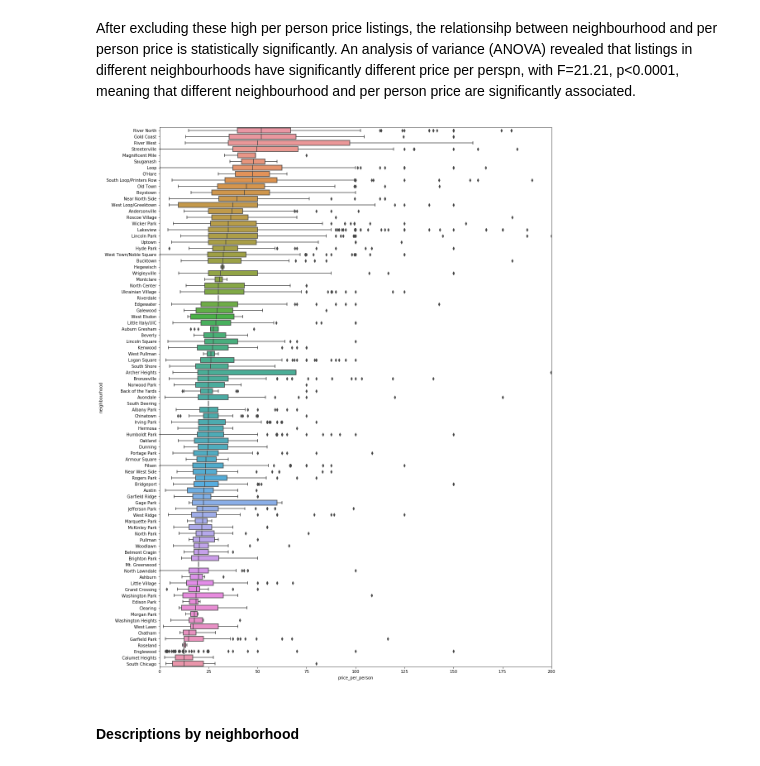
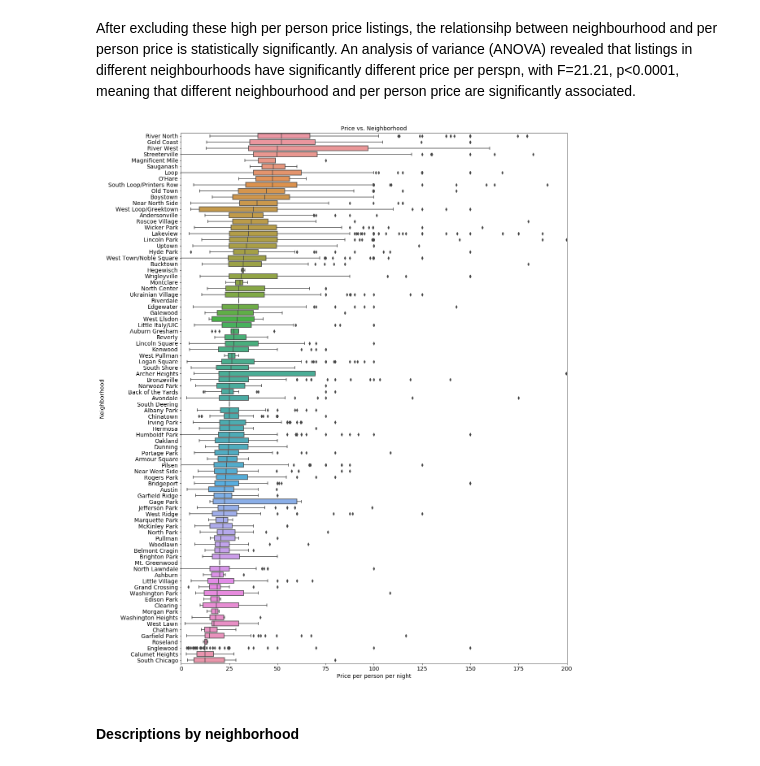
Before and after one commit to angang-li/airbnb_data_analysis, a Jupyter notebook: explore_part2.ipynb, the cells around one changed output. Saved outputs shown, nothing was run; the diff lists cells and outputs as text; code cells hidden in the pictures.

```diff
--- a/explore_part2.ipynb
+++ b/explore_part2.ipynb
@@ -115,16 +120,21 @@ After excluding these high per person price listings, the relationsihp between n
 # %%
 # Median price by neighborhood
 med_price_by_nb = listing23[['neighbourhood', 'price_per_person']
          ].groupby(by=['neighbourhood']).median().sort_values(by=['price_per_person'], ascending=False)
 
 # Boxplot of listing price by neighborhood
 fig = plt.figure(figsize = (17, 24))
 ax = fig.add_subplot(1, 1, 1)
 sns.boxplot(x="price_per_person", y="neighbourhood", data=listing23, orient='h', ax=ax, order=med_price_by_nb.index)
-plt.xlim([0, 200]);
-# plt.savefig("figures/pricepp_by_neighborhood.png");
+plt.xlim([0, 200])
+plt.xticks(fontsize=14)
+plt.yticks(fontsize=14)
+plt.xlabel('Price per person per night', fontsize=14)
+plt.ylabel('Neighborhood', fontsize=14)
+plt.title('Price vs. Neighborhood', fontsize=14);
+plt.savefig("figures/price_by_neighborhood.png");
 # %% [output]
-[figure, old version]
+[figure, new version]
 # %% [markdown]
 #### Descriptions by neighborhood
 # %%
```
Also changed, not shown: parts of 44 cells of this notebook, 3 other files.
